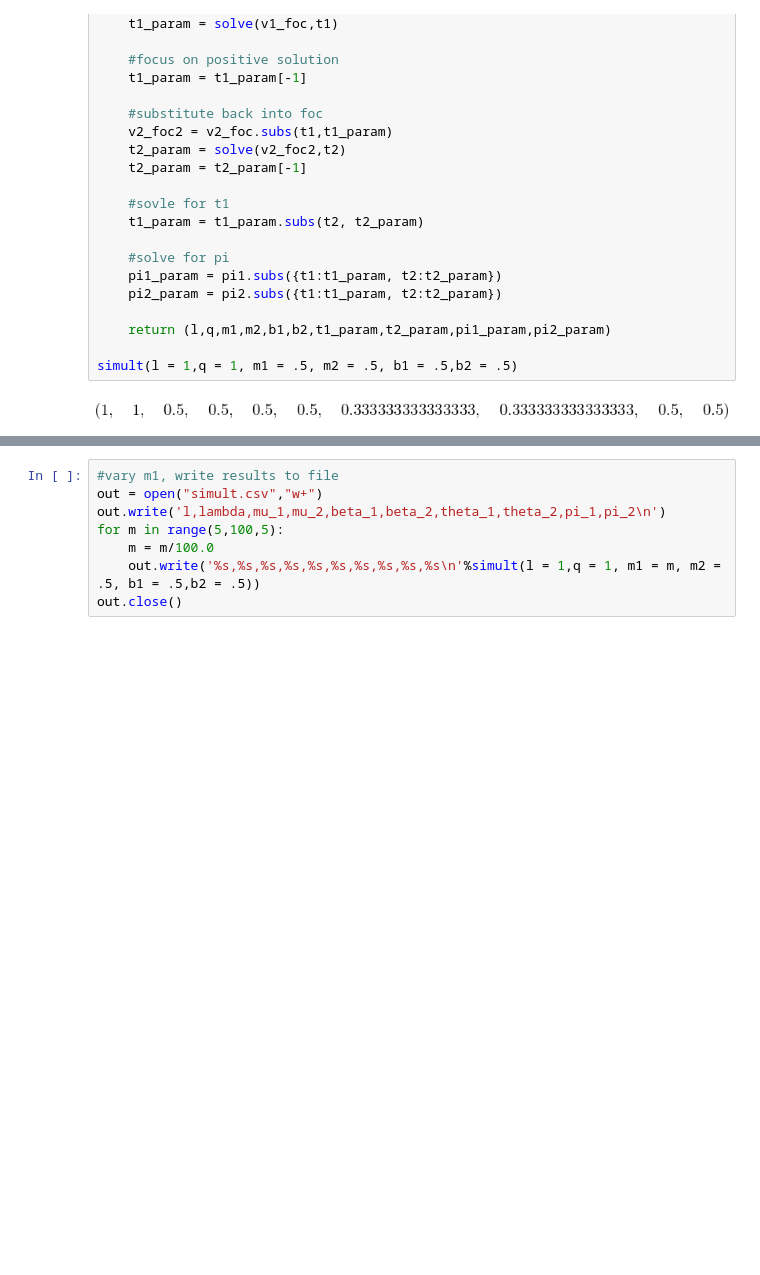
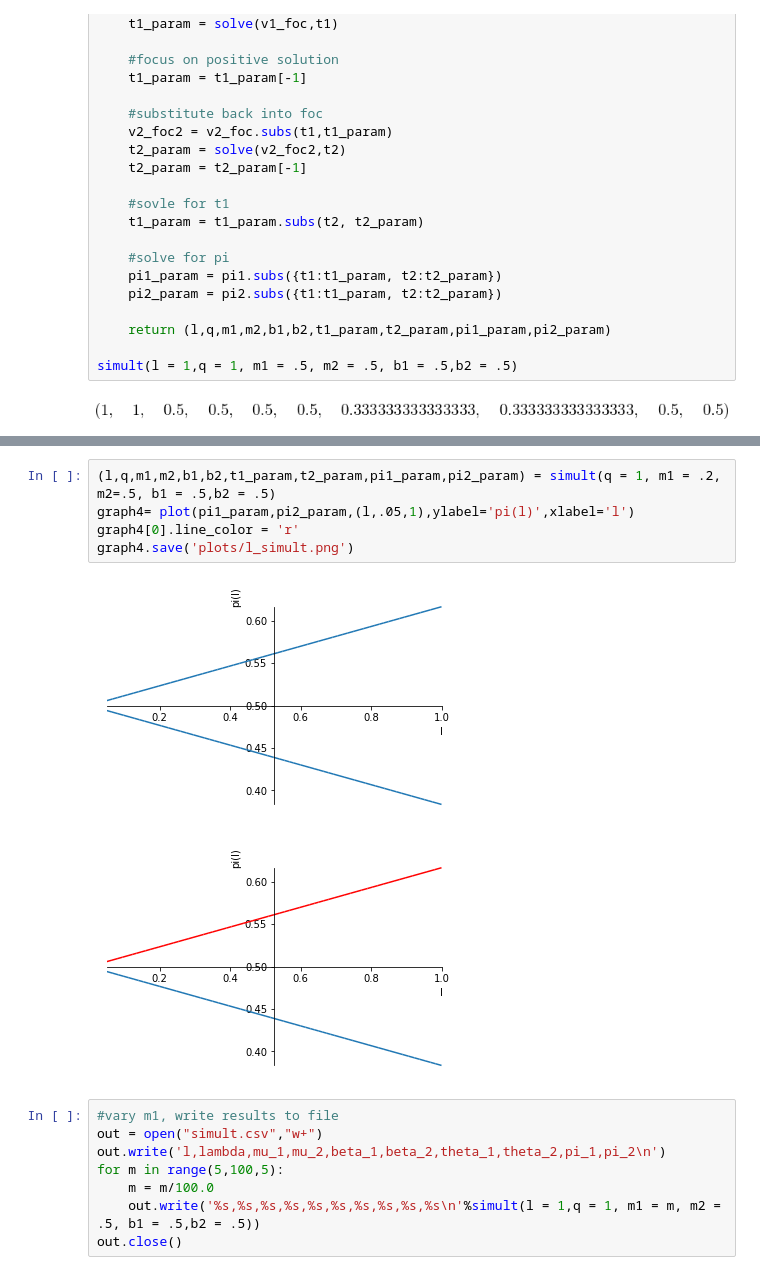
Before and after one commit to ericschulman/health_bargains, a Jupyter notebook: simult.ipynb, the cells around one changed output, grey strips where cells are left out. Saved outputs shown, nothing was run; the diff lists cells and outputs as text; blank space fills up the shorter version.

```diff
--- a/simult.ipynb
+++ b/simult.ipynb
@@ -69,6 +77,14 @@ graph3.save('plots/q_const_simult.png')
 # %% [output]
 [figure]
 [figure]
+# %%
+(l,q,m1,m2,b1,b2,t1_param,t2_param,pi1_param,pi2_param) = simult(q = 1, m1 = .2, m2=.5, b1 = .5,b2 = .5)
+graph4= plot(pi1_param,pi2_param,(l,.05,1),ylabel='pi(l)',xlabel='l')
+graph4[0].line_color = 'r'
+graph4.save('plots/l_simult.png')
+# %% [output]
+[figure, added]
+[figure, added]
 # %%
 #vary m1, write results to file
 out = open("simult.csv","w+")
```
Also changed, not shown: parts of 5 cells of this notebook, 1 other file.
